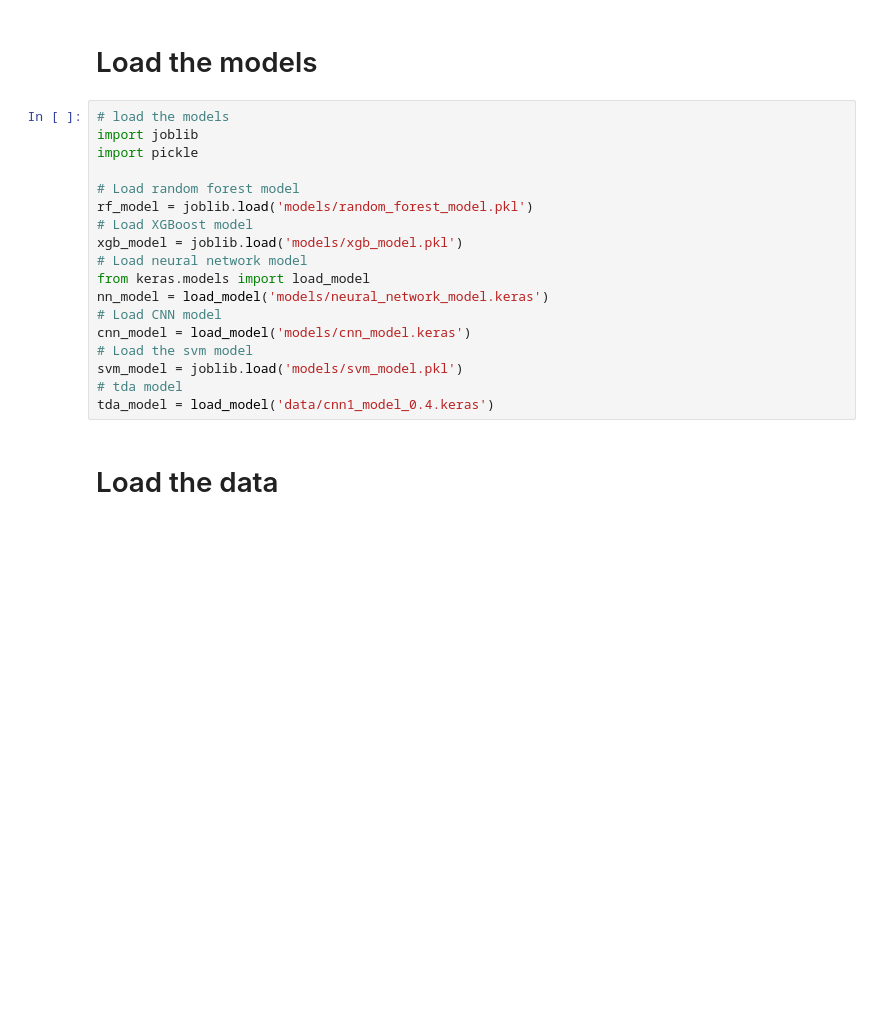
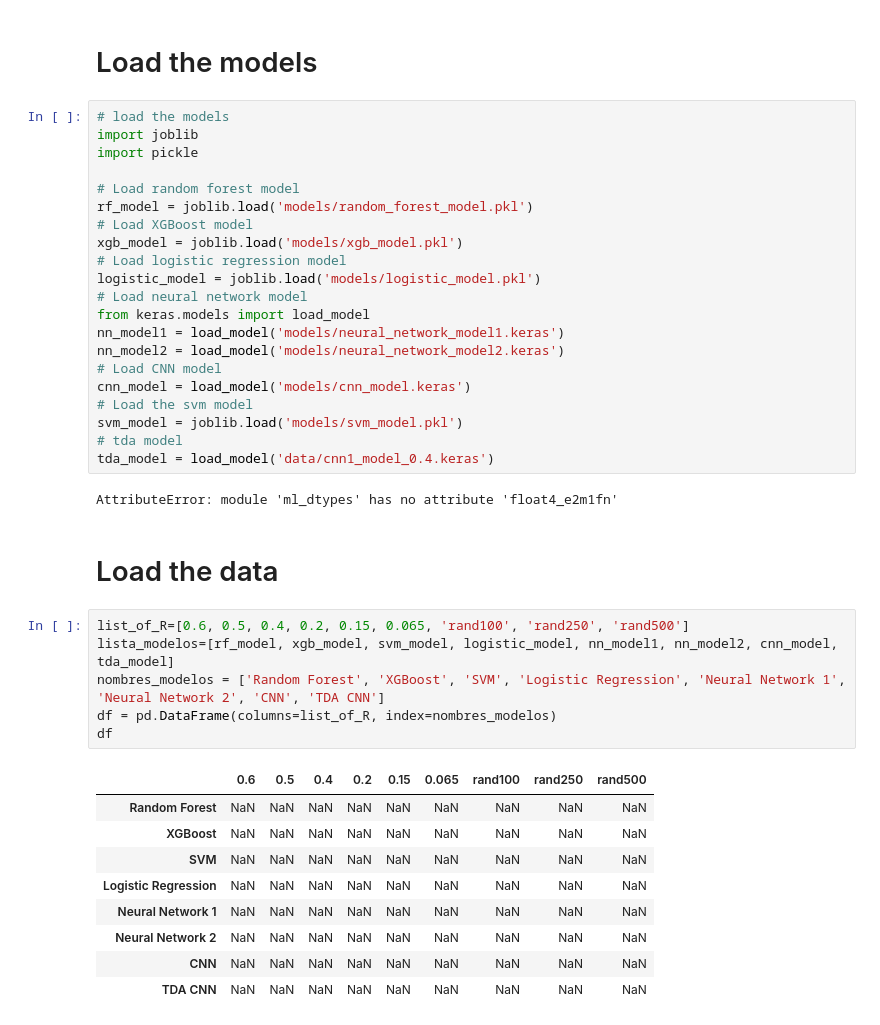
Before and after one commit to Azahramirez/GCW_TDA, a Jupyter notebook: 6Testing.ipynb, the cells around one changed output. Saved outputs shown, nothing was run; the diff lists cells and outputs as text; blank space fills up the shorter version.

```diff
--- a/6Testing.ipynb
+++ b/6Testing.ipynb
@@ -93,15 +93,36 @@ import pickle
 rf_model = joblib.load('models/random_forest_model.pkl')
 # Load XGBoost model
 xgb_model = joblib.load('models/xgb_model.pkl')
+# Load logistic regression model
+logistic_model = joblib.load('models/logistic_model.pkl')
 # Load neural network model
 from keras.models import load_model
-nn_model = load_model('models/neural_network_model.keras')
+nn_model1 = load_model('models/neural_network_model1.keras')
+nn_model2 = load_model('models/neural_network_model2.keras')
 # Load CNN model
 cnn_model = load_model('models/cnn_model.keras')
 # Load the svm model
 svm_model = joblib.load('models/svm_model.pkl')
 # tda model
 tda_model = load_model('data/cnn1_model_0.4.keras')
+# %% [output]
+AttributeError: module 'ml_dtypes' has no attribute 'float4_e2m1fn'
 # %% [markdown]
 # Load the data
+# %%
+list_of_R=[0.6, 0.5, 0.4, 0.2, 0.15, 0.065, 'rand100', 'rand250', 'rand500']
+lista_modelos=[rf_model, xgb_model, svm_model, logistic_model, nn_model1, nn_model2, cnn_model, tda_model]
+nombres_modelos = ['Random Forest', 'XGBoost', 'SVM', 'Logistic Regression', 'Neural Network 1', 'Neural Network 2', 'CNN', 'TDA CNN']
+df = pd.DataFrame(columns=list_of_R, index=nombres_modelos)
+df
+# %% [output]
+|  | 0.6 | 0.5 | 0.4 | 0.2 | 0.15 | 0.065 | rand100 | rand250 | rand500 |
+| Random Forest | NaN | NaN | NaN | NaN | NaN | NaN | NaN | NaN | NaN |
+| XGBoost | NaN | NaN | NaN | NaN | NaN | NaN | NaN | NaN | NaN |
+| SVM | NaN | NaN | NaN | NaN | NaN | NaN | NaN | NaN | NaN |
+| Logistic Regression | NaN | NaN | NaN | NaN | NaN | NaN | NaN | NaN | NaN |
+| Neural Network 1 | NaN | NaN | NaN | NaN | NaN | NaN | NaN | NaN | NaN |
+| Neural Network 2 | NaN | NaN | NaN | NaN | NaN | NaN | NaN | NaN | NaN |
+| CNN | NaN | NaN | NaN | NaN | NaN | NaN | NaN | NaN | NaN |
+| TDA CNN | NaN | NaN | NaN | NaN | NaN | NaN | NaN | NaN | NaN |
 # %%
```
Also changed, not shown: parts of 19 cells of this notebook, 7 other files.
